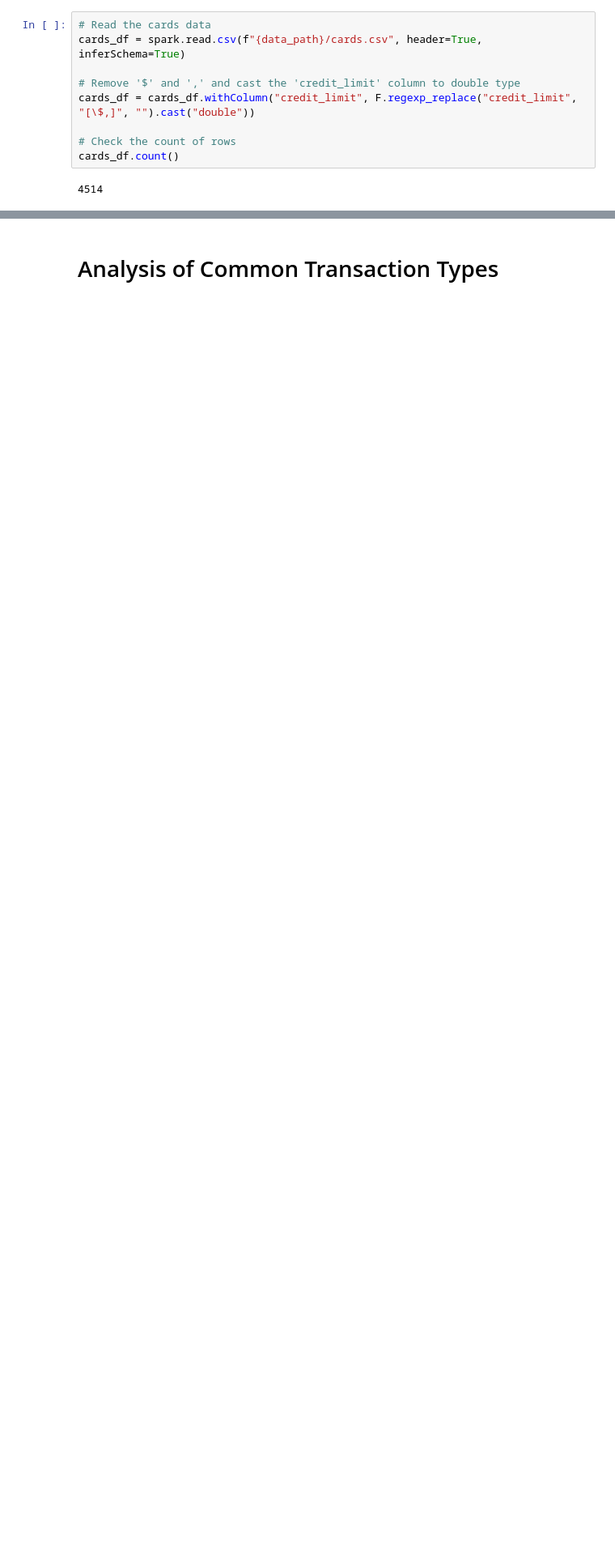
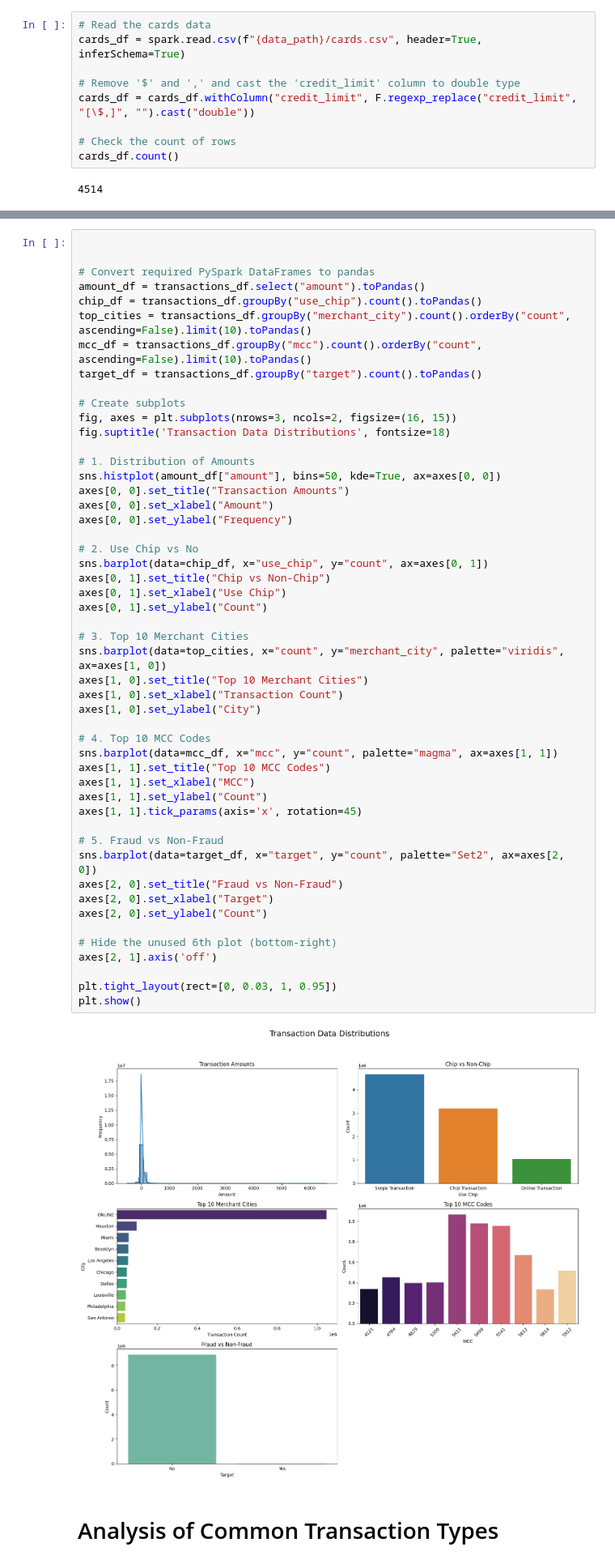
Before and after one commit to Sara-Gamal12/Transaction-Classification-and-Analysis, a Jupyter notebook: Transcations EDA.ipynb, the cells around one changed output, grey strips where cells are left out. Shown: that part at 81% size. Cells and saved outputs as stored; diff of their text form; blank space fills up the shorter version.

```diff
--- a/Transcations EDA.ipynb
+++ b/Transcations EDA.ipynb
@@ -110,3 +114,55 @@ cards_df.count()
+# %%
+
+
+# Convert required PySpark DataFrames to pandas
+amount_df = transactions_df.select("amount").toPandas()
+chip_df = transactions_df.groupBy("use_chip").count().toPandas()
+top_cities = transactions_df.groupBy("merchant_city").count().orderBy("count", ascending=False).limit(10).toPandas()
+mcc_df = transactions_df.groupBy("mcc").count().orderBy("count", ascending=False).limit(10).toPandas()
+target_df = transactions_df.groupBy("target").count().toPandas()
+
+# Create subplots
+fig, axes = plt.subplots(nrows=3, ncols=2, figsize=(16, 15))
+fig.suptitle('Transaction Data Distributions', fontsize=18)
+
+# 1. Distribution of Amounts
+sns.histplot(amount_df["amount"], bins=50, kde=True, ax=axes[0, 0])
+axes[0, 0].set_title("Transaction Amounts")
+axes[0, 0].set_xlabel("Amount")
+axes[0, 0].set_ylabel("Frequency")
+
+# 2. Use Chip vs No
+sns.barplot(data=chip_df, x="use_chip", y="count", ax=axes[0, 1])
+axes[0, 1].set_title("Chip vs Non-Chip")
+axes[0, 1].set_xlabel("Use Chip")
+axes[0, 1].set_ylabel("Count")
+
+# 3. Top 10 Merchant Cities
+sns.barplot(data=top_cities, x="count", y="merchant_city", palette="viridis", ax=axes[1, 0])
+axes[1, 0].set_title("Top 10 Merchant Cities")
+axes[1, 0].set_xlabel("Transaction Count")
+axes[1, 0].set_ylabel("City")
+
+# 4. Top 10 MCC Codes
+sns.barplot(data=mcc_df, x="mcc", y="count", palette="magma", ax=axes[1, 1])
+axes[1, 1].set_title("Top 10 MCC Codes")
+axes[1, 1].set_xlabel("MCC")
+axes[1, 1].set_ylabel("Count")
+axes[1, 1].tick_params(axis='x', rotation=45)
+
+# 5. Fraud vs Non-Fraud
+sns.barplot(data=target_df, x="target", y="count", palette="Set2", ax=axes[2, 0])
+axes[2, 0].set_title("Fraud vs Non-Fraud")
+axes[2, 0].set_xlabel("Target")
+axes[2, 0].set_ylabel("Count")
+
+# Hide the unused 6th plot (bottom-right)
+axes[2, 1].axis('off')
+
+plt.tight_layout(rect=[0, 0.03, 1, 0.95])
+plt.show()
+# %% [output]
+[figure, added]
 # %% [markdown]
 # Analysis of Common Transaction Types
 # %%
```
Also changed, not shown: parts of 8 cells of this notebook.
